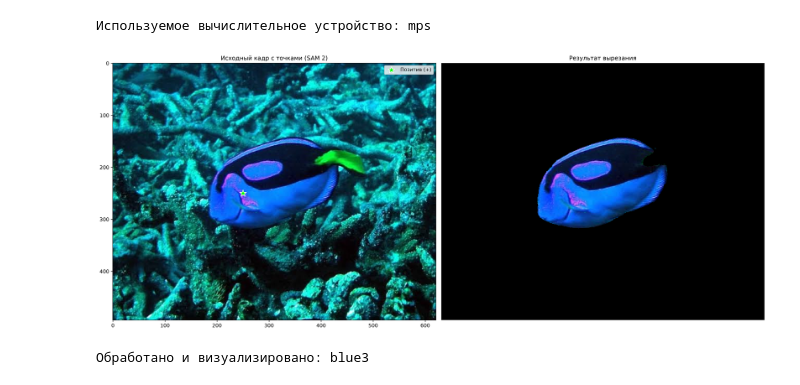
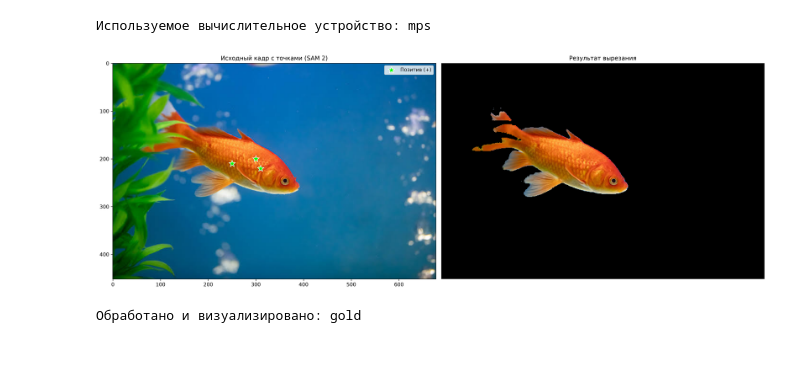
Before and after one commit to FilFilimono/Interactive-fish-study-system, a Jupyter notebook: cv/sam2-segmentation.ipynb, the cells around one changed output. Cells and saved outputs as stored; diff of their text form; code cells hidden in the pictures; blank space fills up the shorter version.

```diff
--- a/cv/sam2-segmentation.ipynb
+++ b/cv/sam2-segmentation.ipynb
@@ -88,10 +88,10 @@ def segment_and_save_with_debug(image_path, clicks_coords, clicks_labels, output
         print(f"Обработано и визуализировано: {original_name}")
 # %%
 segment_and_save_with_debug(
-    image_path="../data/test_images/blue3.jpg",
-    clicks_coords=[[250, 250]],
-    clicks_labels=[1]
+    image_path="../data/test_images/gold.jpg",
+    clicks_coords=[[250, 210], [300,200], [310,220]],
+    clicks_labels=[1, 1,1]
 )
 # %% [output]
-[figure, old version]
+[figure, new version]
-Обработано и визуализировано: blue3
+Обработано и визуализировано: gold
```
